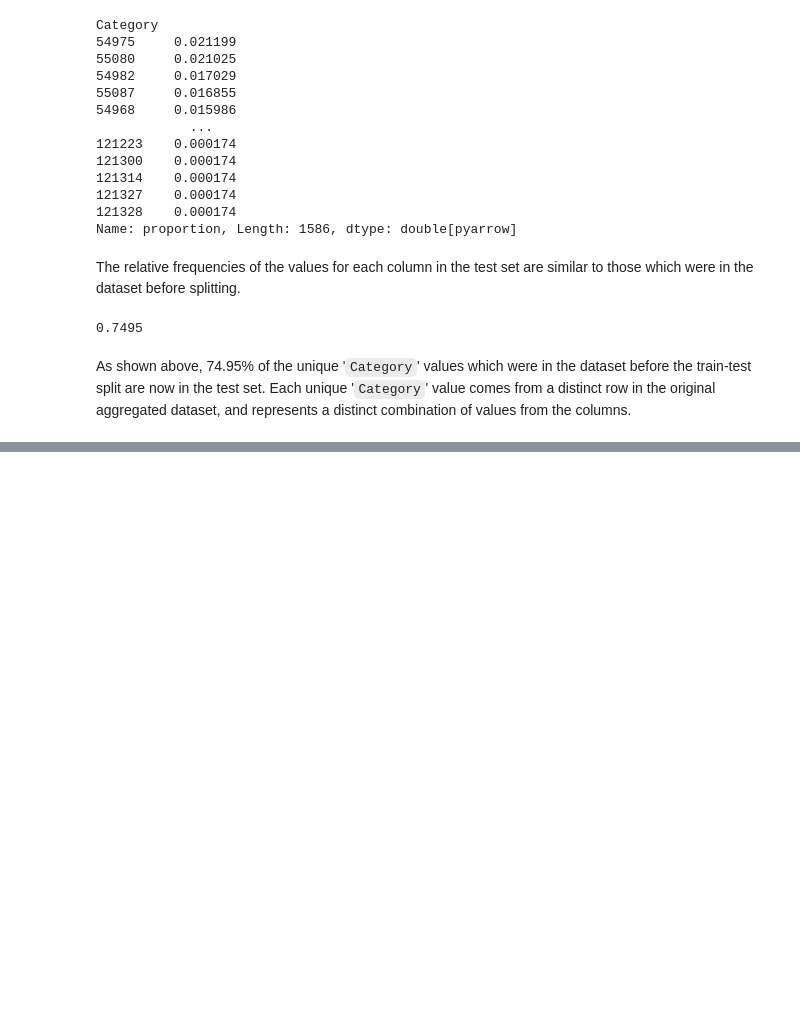
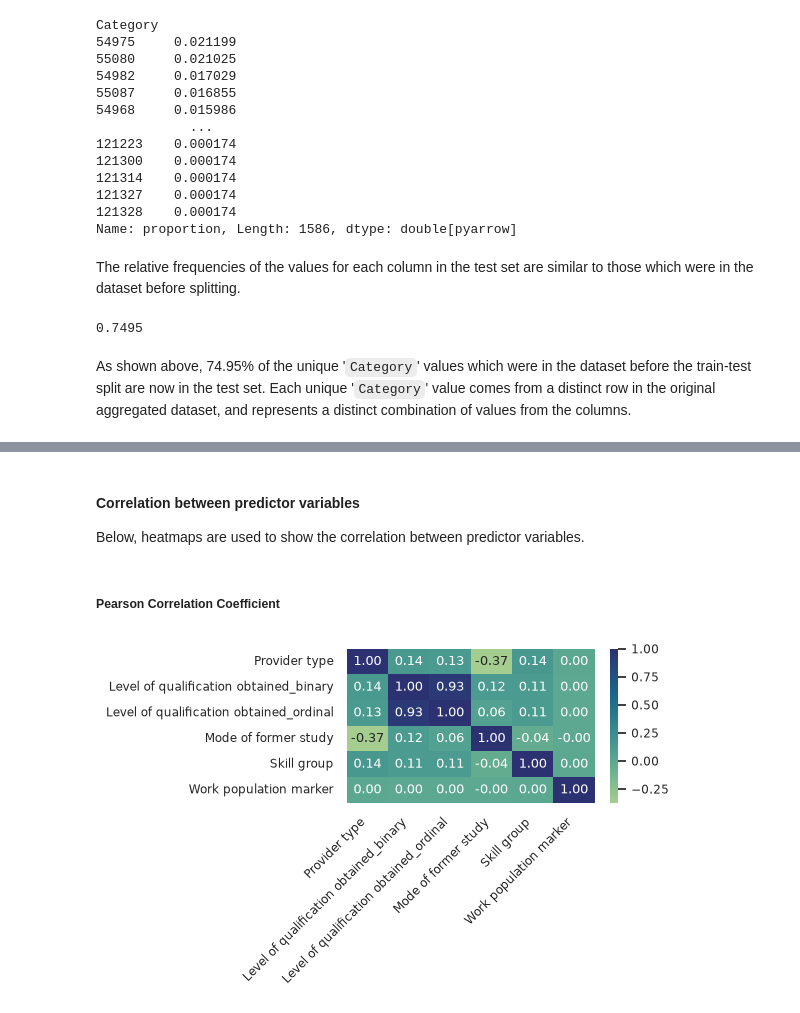
Before and after one commit to majidnam/higher-ed-data-analysis, a Jupyter notebook: higher_ed_data_analysis.ipynb, the cells around one changed output, grey strips where cells are left out. Saved outputs shown, nothing was run; the diff lists cells and outputs as text; code cells hidden in the pictures; blank space fills up the shorter version.

```diff
--- a/higher_ed_data_analysis.ipynb
+++ b/higher_ed_data_analysis.ipynb
@@ -614,0 +643,2 @@ salary_train.head(5)
+# %%
+salary_explore.drop(columns = "Academic year", inplace = True)
@@ -614,0 +773,13 @@ salary_train.head(5)
+# %%
+# Encoding 'Level of qualification obtained' (cont.)
+salary_qualification_ordinal = salary_numerical.copy()
+
+qual_level_dict_ordinal1 = {
+    "Other undergraduate" : 0,
+    "First degree" : 0,
+    "Postgraduate (taught)": 1,
+    "Postgraduate (research)": 2,
+}
+
+salary_qualification_ordinal["Level of qualification obtained"] = salary_qualification_ordinal["Level of qualification obtained"].map(qual_level_dict_ordinal1)
+salary_qualification_ordinal.head()
@@ -614,0 +933,19 @@ salary_train.head(5)
+# %% [markdown]
+#### Correlation between predictor variables
+Below, heatmaps are used to show the correlation between predictor variables.
+# %% [markdown]
+##### Pearson Correlation Coefficient
+# %%
+predictors_exclude_nominal = salary_exclude_nominal.drop(columns=["Salary band midpoint/ threshold"])
+
+# PCC: Predictors
+predictors_pearson_corr = predictors_exclude_nominal.corr()
+
+# Heatmap
+fig, ax = plt.subplots(figsize = (4, 2))
+sns.set_theme(font_scale=0.8)
+sns.heatmap(data=predictors_pearson_corr, cmap="crest", annot=True, fmt=".2f", ax=ax)
+ax.tick_params("x", rotation=45, rotation_mode="xtick")
+fig.show()
+# %% [output]
+[figure, added]
```
Also changed, not shown: parts of 145 cells of this notebook.
